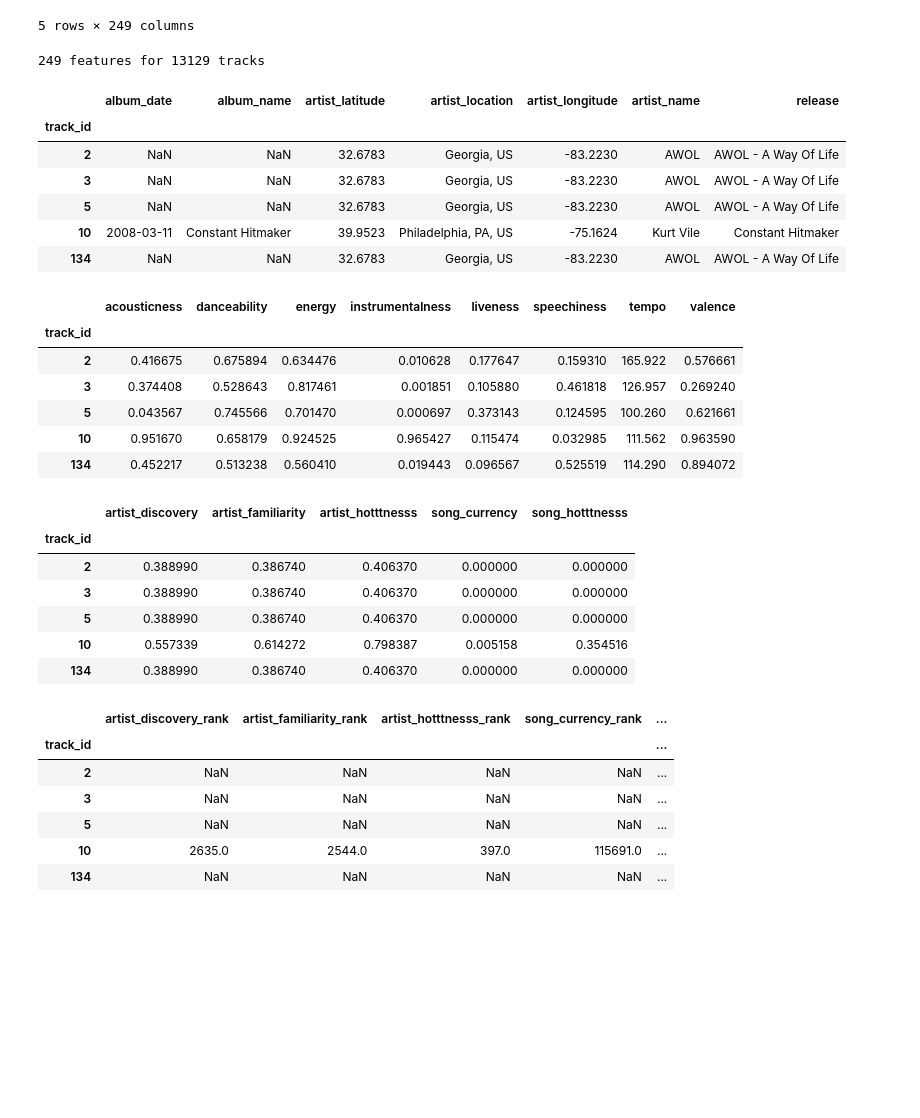
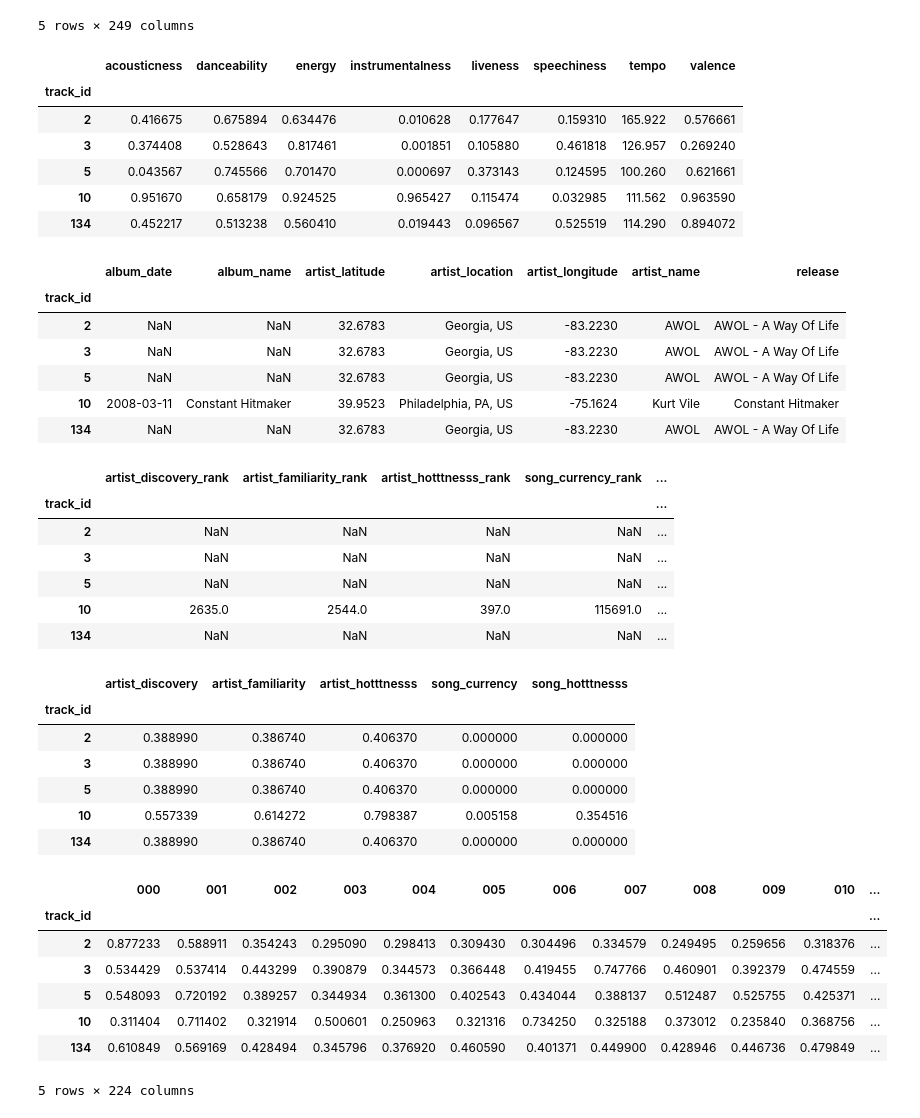
Before and after one commit to mrmids/fma-predictions, a Jupyter notebook: Final_Project_TeamFMA.ipynb, the cells around one changed output. Drawn from its saved outputs; the diff is of its cells as text; code cells hidden in the pictures; blank space fills up the shorter version.

Commit message:
Updated code block for echonest

```diff
--- a/Final_Project_TeamFMA.ipynb
+++ b/Final_Project_TeamFMA.ipynb
@@ -422,38 +430,47 @@ echonest.head()
 | 134 | 0.452217 | 0.513238 | 0.560410 | 0.019443 | 0.096567 | 0.525519 | 114.290 | 0.894072 | ... |
 5 rows × 249 columns
 # %%
-print('{1} features for {0} tracks'.format(*echonest.shape))
+# Display the top portion of each sub section of the echonest data
+
+ipd.display(echonest['echonest', 'audio_features'].head())
 ipd.display(echonest['echonest', 'metadata'].head())
-ipd.display(echonest['echonest', 'audio_features'].head())
+ipd.display(echonest['echonest', 'ranks'].head())
 ipd.display(echonest['echonest', 'social_features'].head())
-ipd.display(echonest['echonest', 'ranks'].head())
+ipd.display(echonest['echonest', 'temporal_features'].head())
 # %% [output]
-249 features for 13129 tracks
-|  | album_date | album_name | artist_latitude | artist_location | artist_longitude | artist_name | release |
-| track_id |  |  |  |  |  |  |  |
-| 2 | NaN | NaN | 32.6783 | Georgia, US | -83.2230 | AWOL | AWOL - A Way Of Life |
-| 3 | NaN | NaN | 32.6783 | Georgia, US | -83.2230 | AWOL | AWOL - A Way Of Life |
-| 5 | NaN | NaN | 32.6783 | Georgia, US | -83.2230 | AWOL | AWOL - A Way Of Life |
-| 10 | 2008-03-11 | Constant Hitmaker | 39.9523 | Philadelphia, PA, US | -75.1624 | Kurt Vile | Constant Hitmaker |
-| 134 | NaN | NaN | 32.6783 | Georgia, US | -83.2230 | AWOL | AWOL - A Way Of Life |
+|  | acousticness | danceability | energy | instrumentalness | liveness | speechiness | tempo | valence |
+| track_id |  |  |  |  |  |  |  |  |
+| 2 | 0.416675 | 0.675894 | 0.634476 | 0.010628 | 0.177647 | 0.159310 | 165.922 | 0.576661 |
+| 3 | 0.374408 | 0.528643 | 0.817461 | 0.001851 | 0.105880 | 0.461818 | 126.957 | 0.269240 |
+| 5 | 0.043567 | 0.745566 | 0.701470 | 0.000697 | 0.373143 | 0.124595 | 100.260 | 0.621661 |
+| 10 | 0.951670 | 0.658179 | 0.924525 | 0.965427 | 0.115474 | 0.032985 | 111.562 | 0.963590 |
+| 134 | 0.452217 | 0.513238 | 0.560410 | 0.019443 | 0.096567 | 0.525519 | 114.290 | 0.894072 |
-|  | acousticness | danceability | energy | instrumentalness | liveness | speechiness | tempo | valence |
-| track_id |  |  |  |  |  |  |  |  |
-| 2 | 0.416675 | 0.675894 | 0.634476 | 0.010628 | 0.177647 | 0.159310 | 165.922 | 0.576661 |
-| 3 | 0.374408 | 0.528643 | 0.817461 | 0.001851 | 0.105880 | 0.461818 | 126.957 | 0.269240 |
-| 5 | 0.043567 | 0.745566 | 0.701470 | 0.000697 | 0.373143 | 0.124595 | 100.260 | 0.621661 |
-| 10 | 0.951670 | 0.658179 | 0.924525 | 0.965427 | 0.115474 | 0.032985 | 111.562 | 0.963590 |
-| 134 | 0.452217 | 0.513238 | 0.560410 | 0.019443 | 0.096567 | 0.525519 | 114.290 | 0.894072 |
+|  | album_date | album_name | artist_latitude | artist_location | artist_longitude | artist_name | release |
+| track_id |  |  |  |  |  |  |  |
+| 2 | NaN | NaN | 32.6783 | Georgia, US | -83.2230 | AWOL | AWOL - A Way Of Life |
+| 3 | NaN | NaN | 32.6783 | Georgia, US | -83.2230 | AWOL | AWOL - A Way Of Life |
+| 5 | NaN | NaN | 32.6783 | Georgia, US | -83.2230 | AWOL | AWOL - A Way Of Life |
+| 10 | 2008-03-11 | Constant Hitmaker | 39.9523 | Philadelphia, PA, US | -75.1624 | Kurt Vile | Constant Hitmaker |
+| 134 | NaN | NaN | 32.6783 | Georgia, US | -83.2230 | AWOL | AWOL - A Way Of Life |
-|  | artist_discovery | artist_familiarity | artist_hotttnesss | song_currency | song_hotttnesss |
-| track_id |  |  |  |  |  |
-| 2 | 0.388990 | 0.386740 | 0.406370 | 0.000000 | 0.000000 |
-| 3 | 0.388990 | 0.386740 | 0.406370 | 0.000000 | 0.000000 |
-| 5 | 0.388990 | 0.386740 | 0.406370 | 0.000000 | 0.000000 |
-| 10 | 0.557339 | 0.614272 | 0.798387 | 0.005158 | 0.354516 |
-| 134 | 0.388990 | 0.386740 | 0.406370 | 0.000000 | 0.000000 |
+|  | artist_discovery_rank | artist_familiarity_rank | artist_hotttnesss_rank | song_currency_rank | ... |
+| track_id |  |  |  |  | ... |
+| 2 | NaN | NaN | NaN | NaN | ... |
+| 3 | NaN | NaN | NaN | NaN | ... |
+| 5 | NaN | NaN | NaN | NaN | ... |
+| 10 | 2635.0 | 2544.0 | 397.0 | 115691.0 | ... |
+| 134 | NaN | NaN | NaN | NaN | ... |
-|  | artist_discovery_rank | artist_familiarity_rank | artist_hotttnesss_rank | song_currency_rank | ... |
-| track_id |  |  |  |  | ... |
-| 2 | NaN | NaN | NaN | NaN | ... |
-| 3 | NaN | NaN | NaN | NaN | ... |
-| 5 | NaN | NaN | NaN | NaN | ... |
-| 10 | 2635.0 | 2544.0 | 397.0 | 115691.0 | ... |
-| 134 | NaN | NaN | NaN | NaN | ... |
+|  | artist_discovery | artist_familiarity | artist_hotttnesss | song_currency | song_hotttnesss |
+| track_id |  |  |  |  |  |
+| 2 | 0.388990 | 0.386740 | 0.406370 | 0.000000 | 0.000000 |
+| 3 | 0.388990 | 0.386740 | 0.406370 | 0.000000 | 0.000000 |
+| 5 | 0.388990 | 0.386740 | 0.406370 | 0.000000 | 0.000000 |
+| 10 | 0.557339 | 0.614272 | 0.798387 | 0.005158 | 0.354516 |
+| 134 | 0.388990 | 0.386740 | 0.406370 | 0.000000 | 0.000000 |
+|  | 000 | 001 | 002 | 003 | 004 | 005 | 006 | 007 | 008 | 009 | 010 | ... |
+| track_id |  |  |  |  |  |  |  |  |  |  |  | ... |
+| 2 | 0.877233 | 0.588911 | 0.354243 | 0.295090 | 0.298413 | 0.309430 | 0.304496 | 0.334579 | 0.249495 | 0.259656 | 0.318376 | ... |
+| 3 | 0.534429 | 0.537414 | 0.443299 | 0.390879 | 0.344573 | 0.366448 | 0.419455 | 0.747766 | 0.460901 | 0.392379 | 0.474559 | ... |
+| 5 | 0.548093 | 0.720192 | 0.389257 | 0.344934 | 0.361300 | 0.402543 | 0.434044 | 0.388137 | 0.512487 | 0.525755 | 0.425371 | ... |
+| 10 | 0.311404 | 0.711402 | 0.321914 | 0.500601 | 0.250963 | 0.321316 | 0.734250 | 0.325188 | 0.373012 | 0.235840 | 0.368756 | ... |
+| 134 | 0.610849 | 0.569169 | 0.428494 | 0.345796 | 0.376920 | 0.460590 | 0.401371 | 0.449900 | 0.428946 | 0.446736 | 0.479849 | ... |
+5 rows × 224 columns
```
Also changed, not shown: parts of 3 cells of this notebook.
